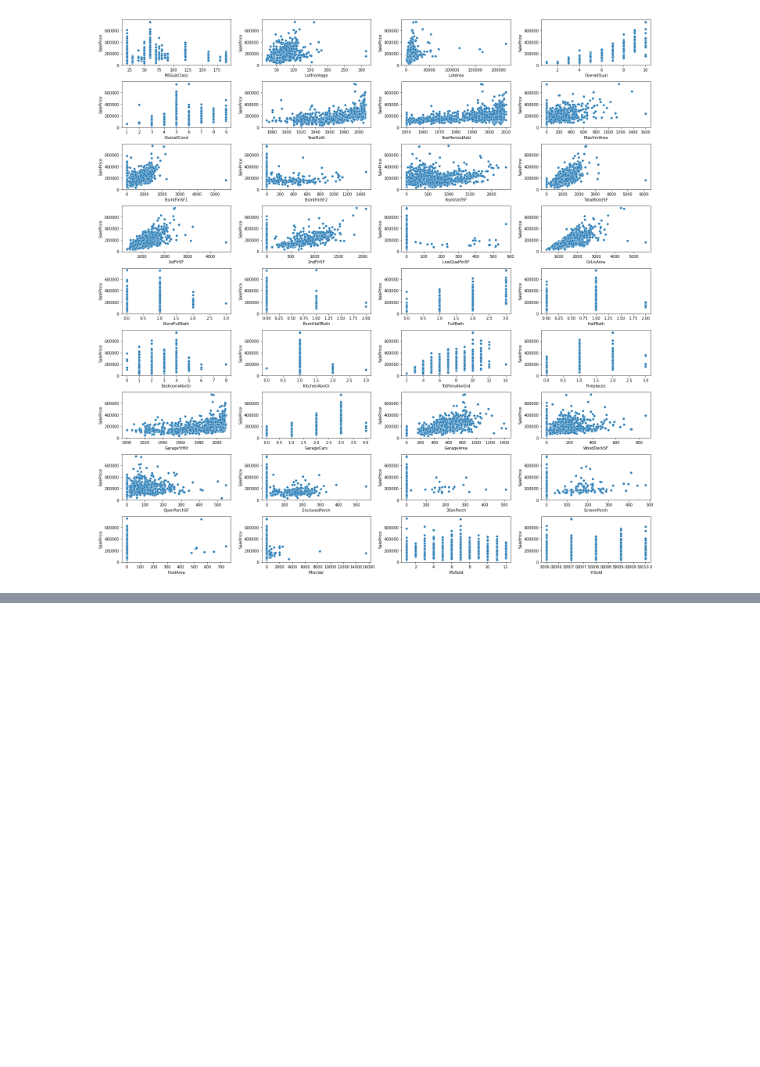
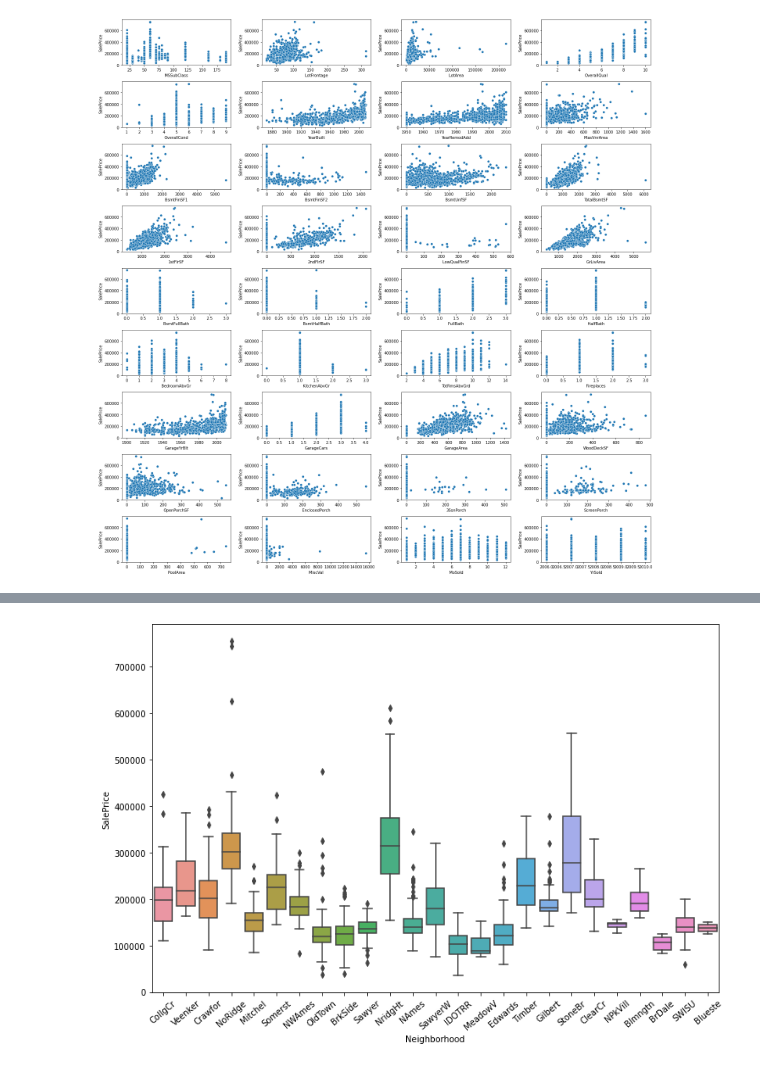
Before and after one commit to Andreas1597/py-ml-housing-prices, a Jupyter notebook: app2.ipynb, the cells around one changed output, grey strips where cells are left out. Drawn from its saved outputs; the diff is of its cells as text; code cells hidden in the pictures; blank space fills up the shorter version.

```diff
--- a/app2.ipynb
+++ b/app2.ipynb
@@ -179,0 +259,7 @@ plt.show()
+# %%
+f, ax = plt.subplots(figsize=(12,8))
+sns.boxplot(data['Neighborhood'], data['SalePrice'])
+plt.xticks(rotation=40)
+plt.show()
+# %% [output]
+[figure, added]
```
Also changed, not shown: parts of 10 cells of this notebook.
